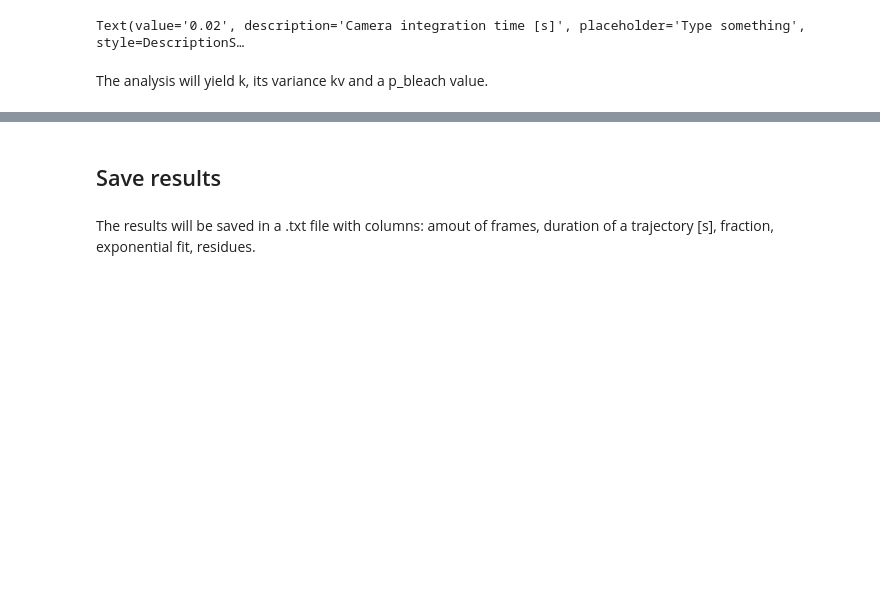
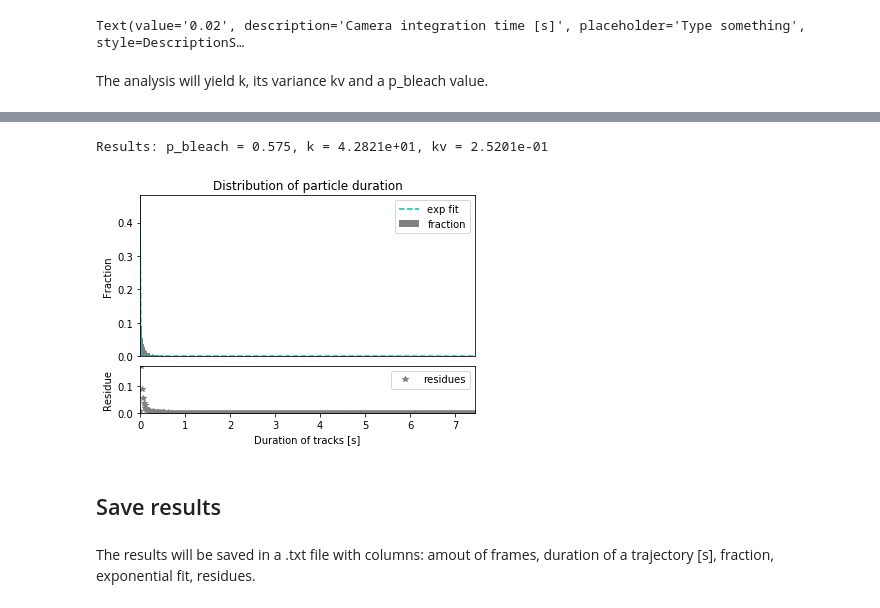
Before and after one commit to HeilemannLab/SPTAnalyser, a Jupyter notebook: pBleach.ipynb, the cells around one changed output, grey strips where cells are left out. Drawn from its saved outputs; the diff is of its cells as text; code cells hidden in the pictures; blank space fills up the shorter version.

```diff
--- a/pBleach.ipynb
+++ b/pBleach.ipynb
@@ -38,25 +38,28 @@ The analysis will yield k, its variance kv and a p_bleach value.
 # %%
 display(widget_p_bleach.run_button)
 def run_analysis(event):
     widget_p_bleach.create_clear_output()
+    display(widget_p_bleach.run_button)
     if widget_p_bleach.got_file_name:
         widget_column_sort = widgetColumnSort.WidgetColumnSort(widget_p_bleach.file_text_box.value, "swift", ['"track_id"', '"mjd"', '"mjd_n"'])
         widget_column_sort.check_header()
         if widget_column_sort.correct_header:
             widget_column_sort.run_column_sort()
             p_bleach.file_name = widget_p_bleach.file_text_box.value
             p_bleach.column_order = widget_column_sort.column_order
             p_bleach.dt = float(widget_p_bleach.integration_time.value)
             p_bleach.init_k = float(widget_p_bleach.init_k.value)
             p_bleach.file_name = widget_p_bleach.file_text_box.value
             p_bleach.run_p_bleach()
         else:
             print("A file with false columns was loaded.")
     else:
         print("x")
 widget_p_bleach.run_button.on_click(run_analysis)
 # %% [output]
 [interactive output not drawn]
+Results: p_bleach = 0.575, k = 4.2821e+01, kv = 2.5201e-01
+[figure, added]
 # %% [markdown]
 ## Save results
 # %% [markdown]
```
Also changed, not shown: parts of 1 cell of this notebook, 13 other files.
